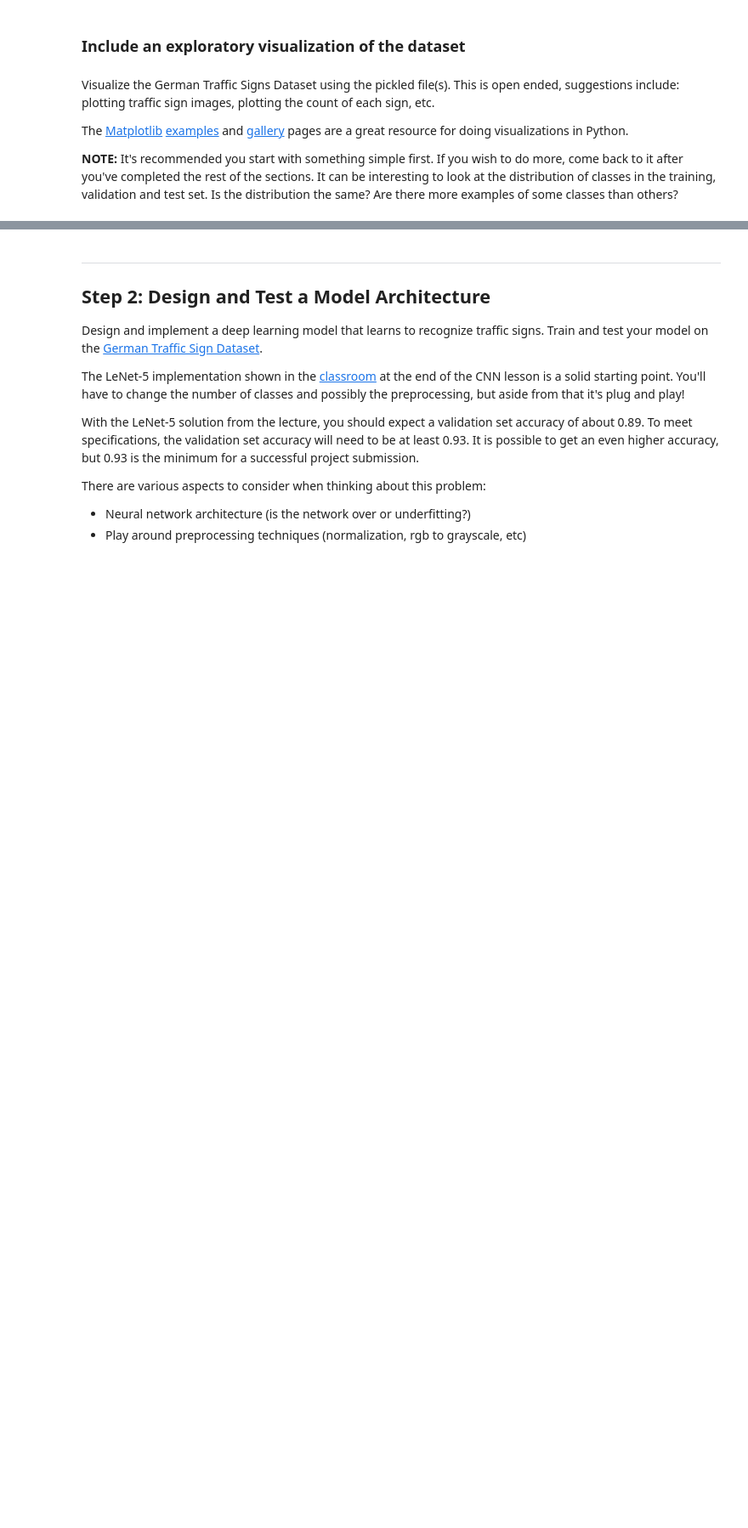
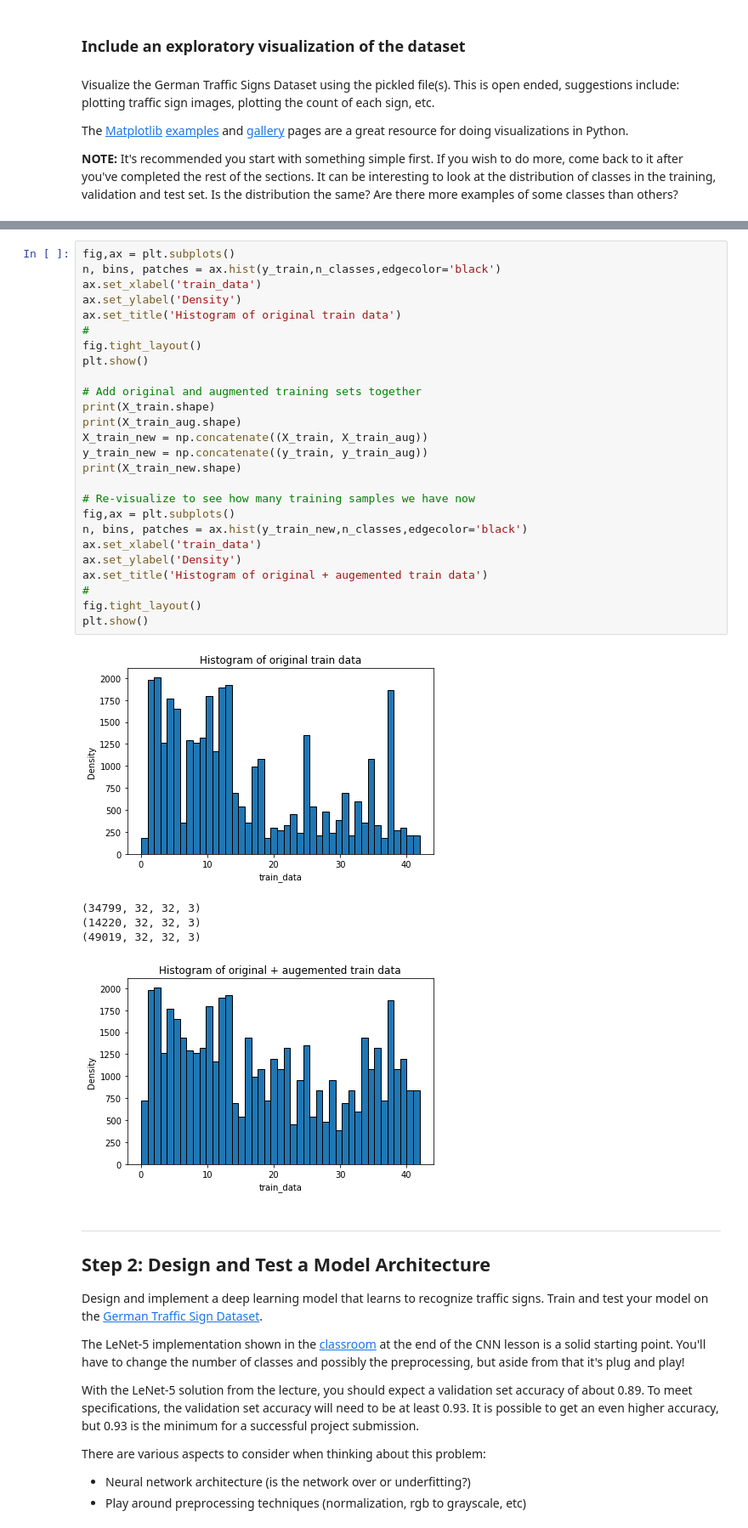
Before and after one commit to suprnrdy/CarND-Traffic-Sign-Classifier-Project, a Jupyter notebook: Traffic_Sign_Classifier.ipynb, the cells around one changed output, grey strips where cells are left out. Shown at 85% size. Drawn from its saved outputs; the diff is of its cells as text; blank space fills up the shorter version.

```diff
--- a/Traffic_Sign_Classifier.ipynb
+++ b/Traffic_Sign_Classifier.ipynb
@@ -137,3 +192,35 @@ plt.imshow(image)
+# %%
+fig,ax = plt.subplots()
+n, bins, patches = ax.hist(y_train,n_classes,edgecolor='black')
+ax.set_xlabel('train_data')
+ax.set_ylabel('Density')
+ax.set_title('Histogram of original train data')
+#
+fig.tight_layout()
+plt.show()
+
+# Add original and augmented training sets together
+print(X_train.shape)
+print(X_train_aug.shape)
+X_train_new = np.concatenate((X_train, X_train_aug))
+y_train_new = np.concatenate((y_train, y_train_aug))
+print(X_train_new.shape)
+
+# Re-visualize to see how many training samples we have now
+fig,ax = plt.subplots()
+n, bins, patches = ax.hist(y_train_new,n_classes,edgecolor='black')
+ax.set_xlabel('train_data')
+ax.set_ylabel('Density')
+ax.set_title('Histogram of original + augemented train data')
+#
+fig.tight_layout()
+plt.show()
+# %% [output]
+[figure, added]
+(34799, 32, 32, 3)
+(14220, 32, 32, 3)
+(49019, 32, 32, 3)
+[figure, added]
 # %% [markdown]
 ----
 
```
Also changed, not shown: parts of 14 cells of this notebook.
